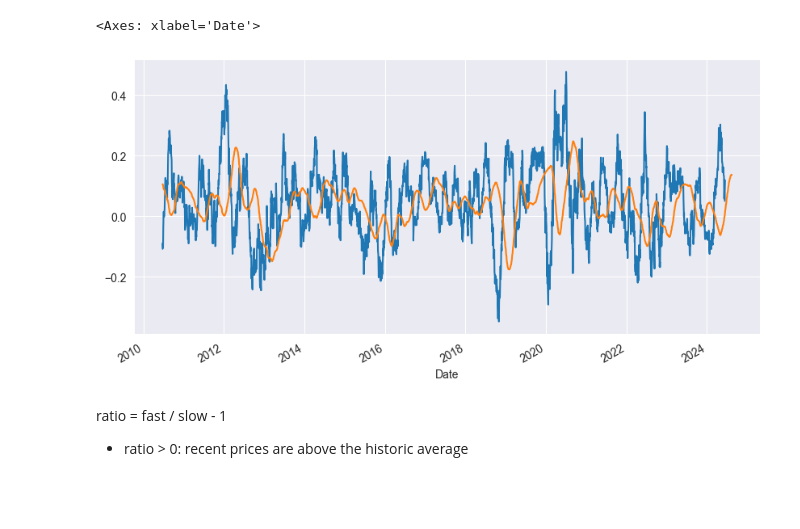
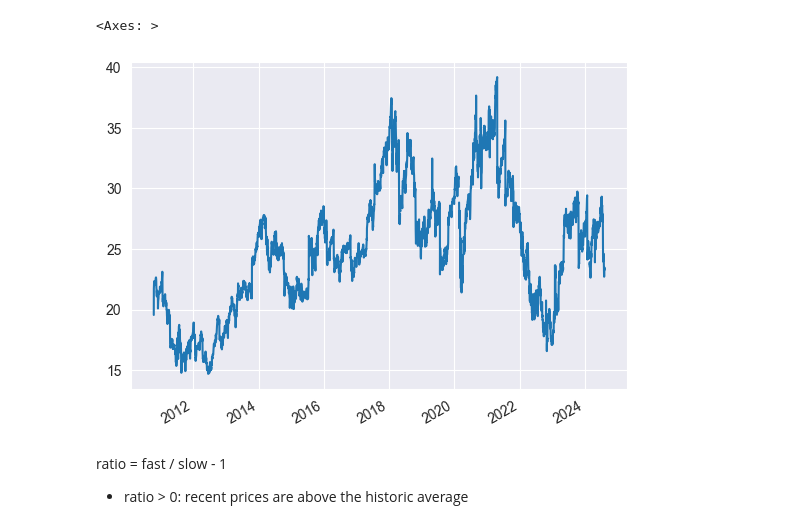
Before and after one commit to Henrywzh/right_time, a Jupyter notebook: self_research/ranking_model.ipynb, the cells around one changed output. Drawn from its saved outputs; the diff is of its cells as text; code cells hidden in the pictures; blank space fills up the shorter version.

```diff
--- a/self_research/ranking_model.ipynb
+++ b/self_research/ranking_model.ipynb
@@ -11,4 +11,6 @@ from scipy import stats
 universe = pd.read_csv('/Users/henrywzh/Documents/data/us_big.csv')
 universe.set_index('Date', inplace=True)
 universe.index = pd.to_datetime(universe.index)
+mag7 = ['GOOGL', 'AMZN', 'AAPL', 'META', 'MSFT', 'NVDA', 'TSLA']
+top15_sp500 = mag7 + ['GOOG', 'BRK-B', 'UNH', 'XOM', 'LLY', 'JPM', 'JNJ', 'V']
 # %%
@@ -16,2 +34,5 @@ rand_factor = np.random.normal(size=len(universe))
 # %%
-u_2010 = universe[universe.index >= '2010-01-01']
+eps_metadata = pd.read_csv('/Users/henrywzh/Documents/database/sp500_top15_%_eps.csv')
+eps_dates = eps_metadata.pivot_table(index='reportedDate', columns='symbol', values='reportedEPS')
+eps_dates.index = pd.to_datetime(eps_dates.index)
+eps_dates = eps_dates[eps_dates.index >= '2010-01-01']
@@ -35,0 +54,17 @@ def test_factor(x: pd.Series, fast: int, slow: int, holding_period: int):
+# %%
+df_list = []
+for ticker in top15_sp500:
+    temp_eps = eps_dates[ticker].dropna().rolling(4).sum().dropna()
+    temp_eps.name = 'eps'
+
+    temp_df = pd.merge(u_2010[ticker], temp_eps, left_index=True, right_index=True, how='outer')
+
+    # Drop first n na, fill the rest
+    temp_df = temp_df[temp_df['eps'].notnull().argmax():].ffill()
+    temp_df['eps'] = np.where(temp_df['eps'] <= 0, 0.01, temp_df['eps'])
+    temp_df[f'{ticker} PE'] = temp_df[ticker] / temp_df['eps']
+    df_list.append(temp_df[f'{ticker} PE'])
+# %%
+top15_pe = pd.concat(df_list, axis=1)
+pe_2015 = top15_pe.dropna()
+pe_2015
@@ -45,11 +102,8 @@ rolling_rets = rolling_rets[rolling_rets.index >= ratio.index[0]]
 # %%
-plt.figure(figsize=(10, 5))
-
-rolling_rets.plot()
-ratio.plot()
+top15_pe['GOOGL PE'].plot()
 # %% [output]
-<Axes: xlabel='Date'>
+<Axes: >
-[figure, old version]
+[figure, new version]
 # %% [markdown]
 ratio = fast / slow - 1
 - ratio > 0: recent prices are above the historic average
```
Also changed, not shown: parts of 5 cells of this notebook, 1 other file.
